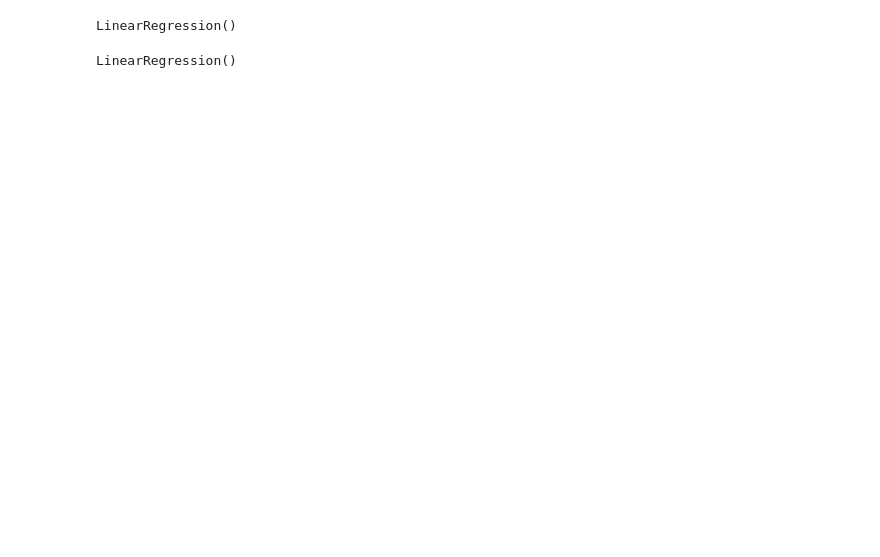
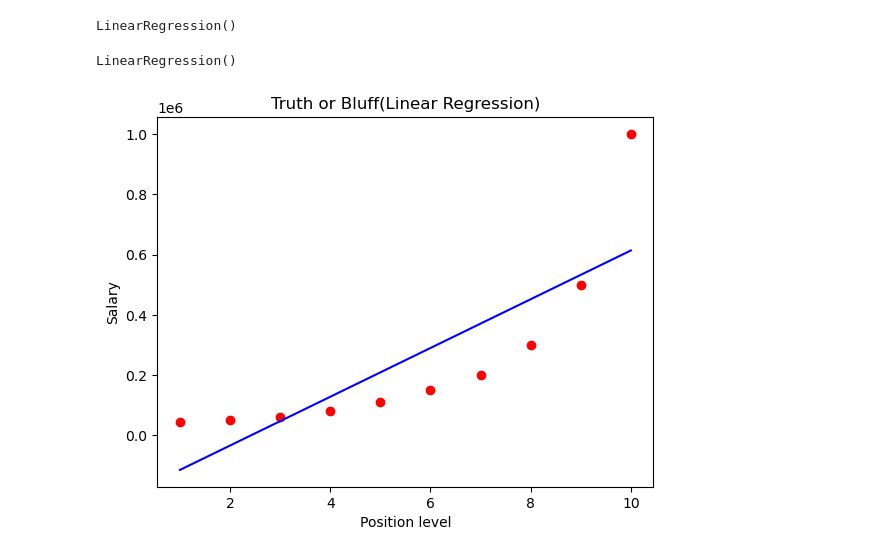
Before and after one commit to AbhishekPurbey02/machine-learning-regression-models, a Jupyter notebook: polynomial_Regression_model.ipynb, the cells around one changed output. Drawn from its saved outputs; the diff is of its cells as text; code cells hidden in the pictures; blank space fills up the shorter version.

Commit message:
visualised and compared with linear and polynomial regression

```diff
--- a/polynomial_Regression_model.ipynb
+++ b/polynomial_Regression_model.ipynb
@@ -52,4 +42,9 @@ LinearRegression()
 # %%
 plt.scatter(x,y, color = 'red')
 plt.plot(x,lin_reg.predict(x), color = 'blue')
-plt.title
+plt.title('Truth or Bluff(Linear Regression)')
+plt.xlabel('Position level')
+plt.ylabel('Salary')
+plt.show()
+# %% [output]
+[figure, added]
```
Also changed, not shown: parts of 6 cells of this notebook.
